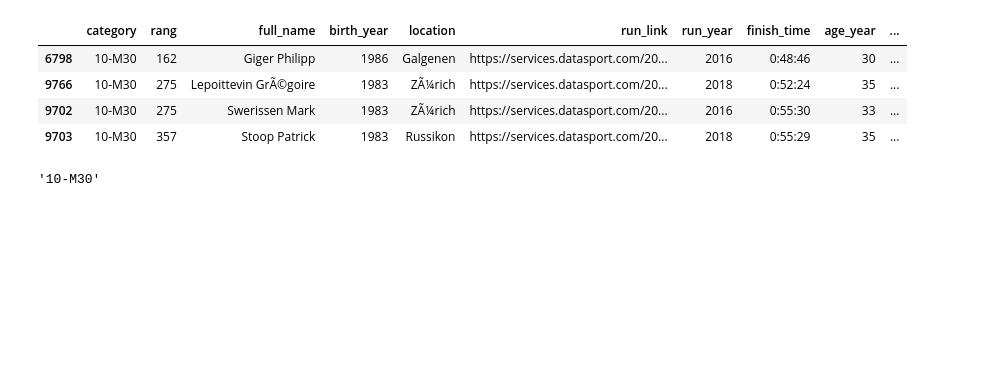
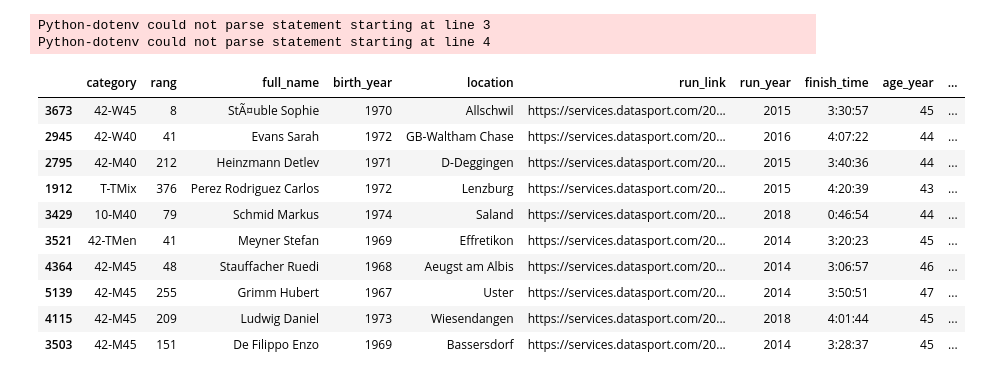
Before and after one commit to aloha-fim/kam_second, a Jupyter notebook: graphs_azure.ipynb, the cells around one changed output. Saved outputs shown, nothing was run; the diff lists cells and outputs as text; code cells hidden in the pictures; blank space fills up the shorter version.

Commit message:
embeddings azure ai

```diff
--- a/graphs_azure.ipynb
+++ b/graphs_azure.ipynb
@@ -10,7 +10,7 @@ import numpy as np
 import tiktoken
 from openai import AzureOpenAI
 # %%
-df = pd.read_csv('./data/postdefined_users_gpt.csv', encoding = "ISO-8859-1")
+df = pd.read_csv('./data/postdefined_users_azure.csv', encoding = "ISO-8859-1")
 df
 # %% [output]
 |  | category | rang | full_name | birth_year | location | run_link | run_year | finish_time | age_year | ... |
@@ -41,10 +41,10 @@ def normalize_text(s, sep_token = " \n "):
 
     return s
 
-df['category']= df["category"].apply(lambda x : normalize_text(x))
+df['quote']= df["quote"].apply(lambda x : normalize_text(x))
 # %%
 tokenizer = tiktoken.get_encoding("cl100k_base")
-df['n_tokens'] = df["category"].apply(lambda x: len(tokenizer.encode(x)))
+df['n_tokens'] = df["quote"].apply(lambda x: len(tokenizer.encode(x)))
 df = df[df.n_tokens<8192]
 len(df)
 # %% [output]
@@ -92,38 +92,43 @@ client = AzureOpenAI(
 def generate_embeddings(text, model="text-embedding-ada-002"): # model = "deployment_name"
     return client.embeddings.create(input = [text], model=model).data[0].embedding
 
-df['ada_v2'] = df["category"].apply(lambda x : generate_embeddings (x, model = 'text-embedding-ada-002'))
+df['ada_v2'] = df["quote"].apply(lambda x : generate_embeddings (x, model = 'text-embedding-ada-002'))
+# %% [output]
+Python-dotenv could not parse statement starting at line 3
+Python-dotenv could not parse statement starting at line 4
 # %%
 def cosine_similarity(a, b):
     return np.dot(a, b) / (np.linalg.norm(a) * np.linalg.norm(b))
 
 def get_embedding(text, model="text-embedding-ada-002"): # model = "deployment_name"
     return client.embeddings.create(input = [text], model=model).data[0].embedding
 
-def search_docs(df, user_query, top_n=4, to_print=True):
+def search_docs(df, user_query, top_n=10, to_print=True):
     embedding = get_embedding(
         user_query,
         model="text-embedding-ada-002" # model should be set to the deployment name you chose when you deployed the text-embedding-ada-002 (Version 2) model
     )
     df["similarities"] = df.ada_v2.apply(lambda x: cosine_similarity(x, embedding))
 
     res = (
         df.sort_values("similarities", ascending=False)
         .head(top_n)
     )
     if to_print:
         display(res)
     return res
 
 
-res = search_docs(df, "Can I get information on the different type of categories?", top_n=4)
+res = search_docs(df, "Can I get information on how to help me get over my accident?", top_n=10)
 # %% [output]
 |  | category | rang | full_name | birth_year | location | run_link | run_year | finish_time | age_year | ... |
-| 6798 | 10-M30 | 162 | Giger Philipp | 1986 | Galgenen | https://services.datasport.com/20... | 2016 | 0:48:46 | 30 | ... |
-| 9766 | 10-M30 | 275 | Lepoittevin GrÃ©goire | 1983 | ZÃ¼rich | https://services.datasport.com/20... | 2018 | 0:52:24 | 35 | ... |
-| 9702 | 10-M30 | 275 | Swerissen Mark | 1983 | ZÃ¼rich | https://services.datasport.com/20... | 2016 | 0:55:30 | 33 | ... |
-| 9703 | 10-M30 | 357 | Stoop Patrick | 1983 | Russikon | https://services.datasport.com/20... | 2018 | 0:55:29 | 35 | ... |
+| 3673 | 42-W45 | 8 | StÃ¤uble Sophie | 1970 | Allschwil | https://services.datasport.com/20... | 2015 | 3:30:57 | 45 | ... |
+| 2945 | 42-W40 | 41 | Evans Sarah | 1972 | GB-Waltham Chase | https://services.datasport.com/20... | 2016 | 4:07:22 | 44 | ... |
+| 2795 | 42-M40 | 212 | Heinzmann Detlev | 1971 | D-Deggingen | https://services.datasport.com/20... | 2015 | 3:40:36 | 44 | ... |
+| 1912 | T-TMix | 376 | Perez Rodriguez Carlos | 1972 | Lenzburg | https://services.datasport.com/20... | 2015 | 4:20:39 | 43 | ... |
+| 3429 | 10-M40 | 79 | Schmid Markus | 1974 | Saland | https://services.datasport.com/20... | 2018 | 0:46:54 | 44 | ... |
+| 3521 | 42-TMen | 41 | Meyner Stefan | 1969 | Effretikon | https://services.datasport.com/20... | 2014 | 3:20:23 | 45 | ... |
+| 4364 | 42-M45 | 48 | Stauffacher Ruedi | 1968 | Aeugst am Albis | https://services.datasport.com/20... | 2014 | 3:06:57 | 46 | ... |
+| 5139 | 42-M45 | 255 | Grimm Hubert | 1967 | Uster | https://services.datasport.com/20... | 2014 | 3:50:51 | 47 | ... |
+| 4115 | 42-M45 | 209 | Ludwig Daniel | 1973 | Wiesendangen | https://services.datasport.com/20... | 2018 | 4:01:44 | 45 | ... |
+| 3503 | 42-M45 | 151 | De Filippo Enzo | 1969 | Bassersdorf | https://services.datasport.com/20... | 2014 | 3:28:37 | 45 | ... |
-# %%
-res["category"][6798]
-# %% [output]
-'10-M30'
```
Also changed, not shown: parts of 8 cells of this notebook, 9 other files.
